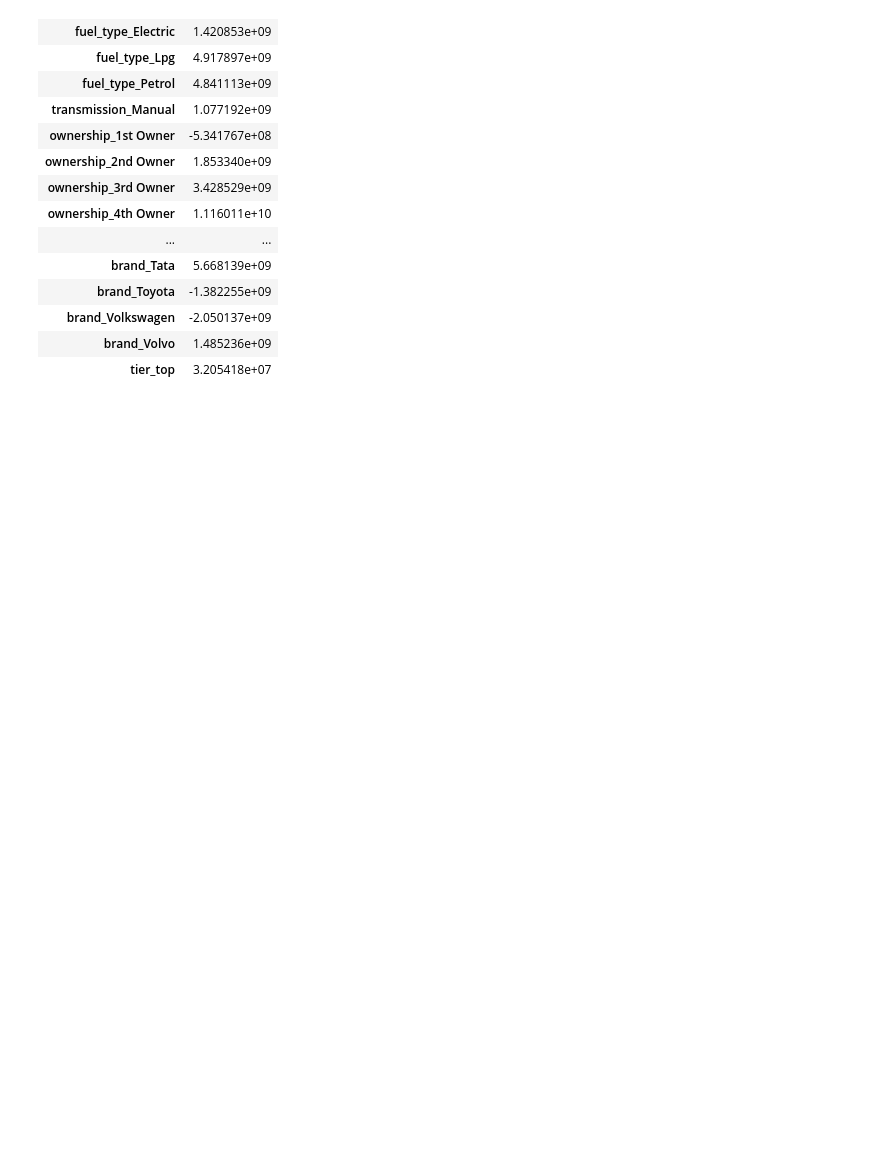
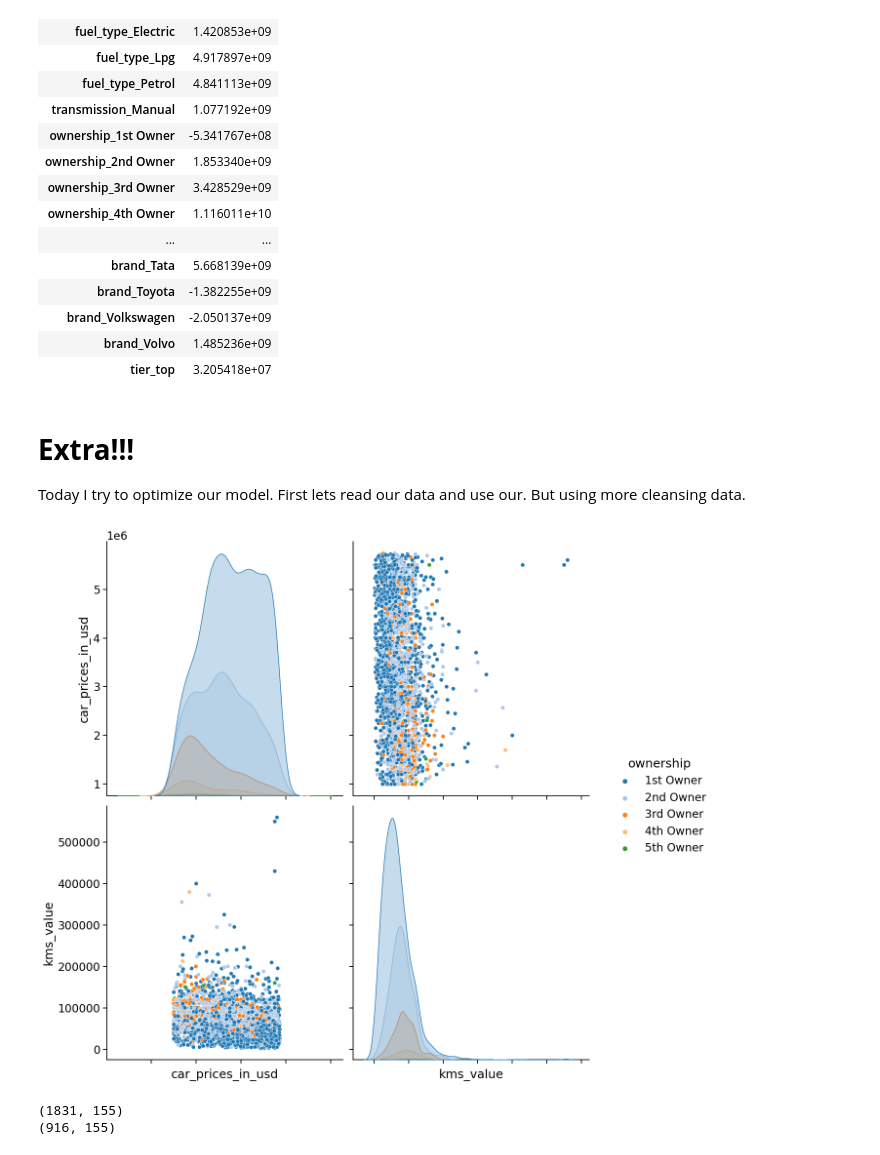
Before and after one commit to kelaswindata/winata_refocus_stat, a Jupyter notebook: refocus_test_winata.ipynb, the cells around one changed output. Cells and saved outputs as stored; diff of their text form; code cells hidden in the pictures; blank space fills up the shorter version.

```diff
--- a/refocus_test_winata.ipynb
+++ b/refocus_test_winata.ipynb
@@ -400,3 +385,32 @@ coeff_parameter
 | brand_Volkswagen | -2.050137e+09 |
 | brand_Volvo | 1.485236e+09 |
 | tier_top | 3.205418e+07 |
+# %% [markdown]
+# **Extra!!!**
+Today I try to optimize our model. First lets read our data and use our. But using more cleansing data.
+# %%
+mask = car.describe()[5:6]["car_prices_in_usd"].values[0] #Choose median to filter
+car_corr = car.query("car_prices_in_usd < @mask")# and engine == '1197 cc'") # Filtering data based on criteria
+
+dataset = car_corr[["car_prices_in_usd","fuel_type", "transmission", "ownership", "seats", "engine", "brand", "tier", "kms_value"]]
+# %%
+#understanding the distribution with seaborn
+with sns.plotting_context("notebook",font_scale=1.5):
+    g = sns.pairplot(dataset[["car_prices_in_usd","fuel_type", "transmission", "ownership", "seats", "engine", "brand", "tier", "kms_value"]],
+                 hue='ownership', palette='tab20',height=6)
+g.set(xticklabels=[]);
+# %% [output]
+[figure, added]
+# %%
+#separating independent and dependent variable
+#X = dataset.iloc[:,1:].values
+X = pd.get_dummies(data=dataset.iloc[:,1:], drop_first=True).values
+y = dataset.iloc[:,0].values
+#splitting dataset into training and testing dataset
+from sklearn.model_selection import train_test_split
+X_train, X_test, y_train, y_test = train_test_split(X, y, test_size = 1/3, random_state = 0)
+print(X_train.shape)
+print(X_test.shape)
+# %% [output]
+(1831, 155)
+(916, 155)
```
Also changed, not shown: parts of 9 cells of this notebook.
